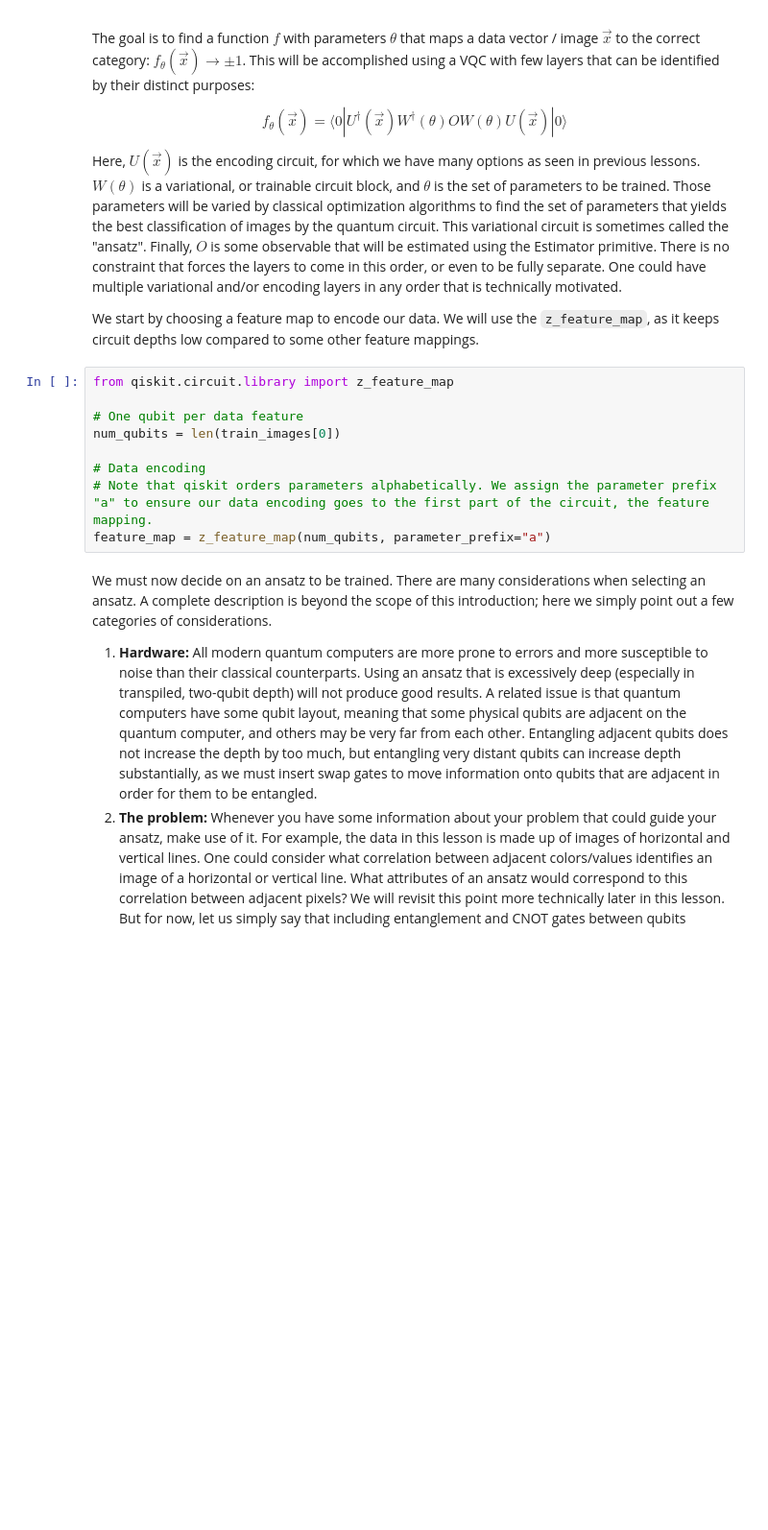
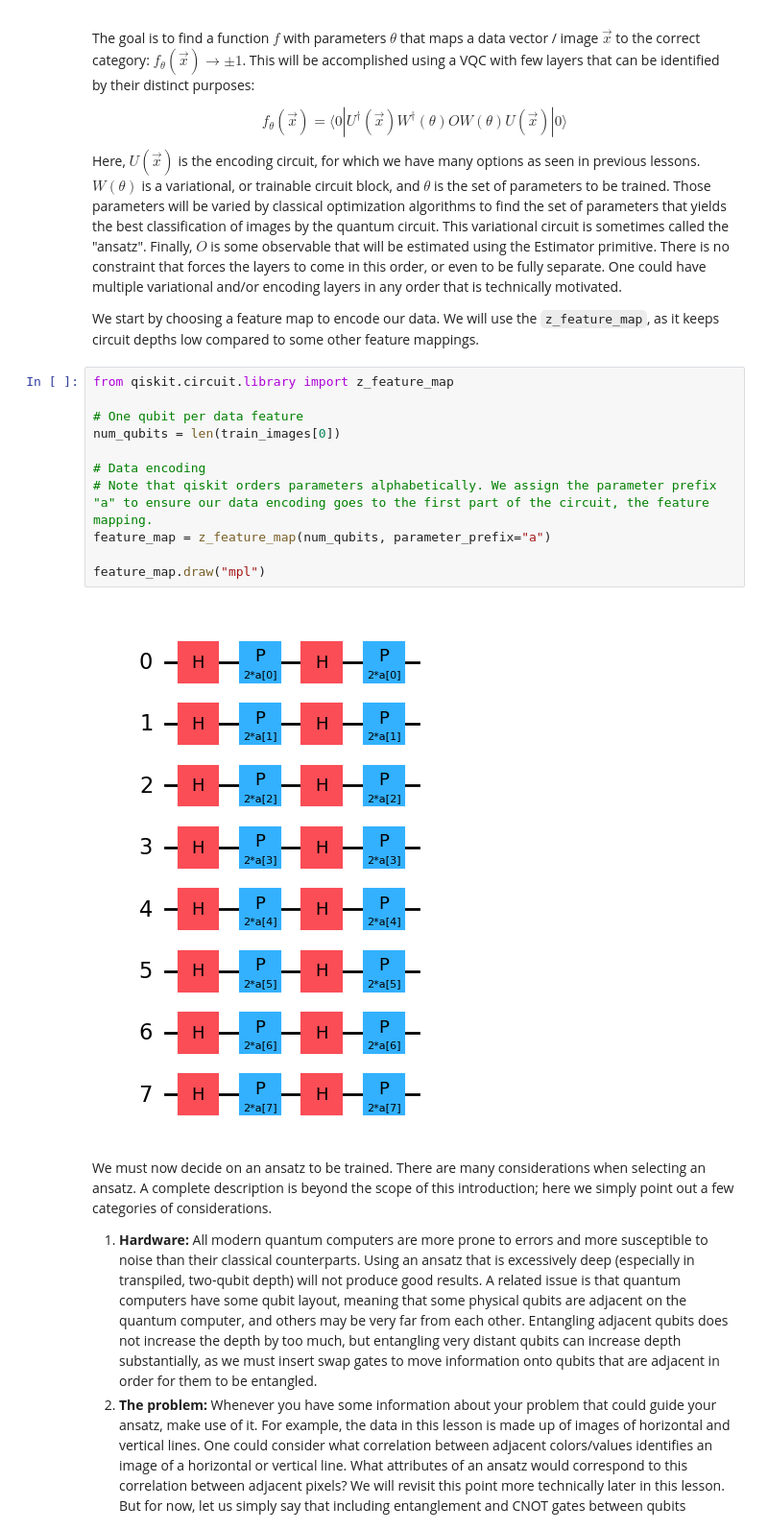
Before and after one commit to Virendra513/QML1, a Jupyter notebook: QML/5_qvc_qnn.ipynb, the cells around one changed output. Shown at 96% size. Drawn from its saved outputs; the diff is of its cells as text; blank space fills up the shorter version.

```diff
--- a/QML/5_qvc_qnn.ipynb
+++ b/QML/5_qvc_qnn.ipynb
@@ -131,12 +131,16 @@ We start by choosing a feature map to encode our data. We will use the `z_featur
 # %%
 from qiskit.circuit.library import z_feature_map
 
 # One qubit per data feature
 num_qubits = len(train_images[0])
 
 # Data encoding
 # Note that qiskit orders parameters alphabetically. We assign the parameter prefix "a" to ensure our data encoding goes to the first part of the circuit, the feature mapping.
 feature_map = z_feature_map(num_qubits, parameter_prefix="a")
+
+feature_map.draw("mpl")
+# %% [output]
+[figure, added]
 # %% [markdown]
 We must now decide on an ansatz to be trained. There are many considerations when selecting an ansatz. A complete description is beyond the scope of this introduction; here we simply point out a few categories of considerations.
 
```
Also changed, not shown: parts of 22 cells of this notebook, 1 other file.
